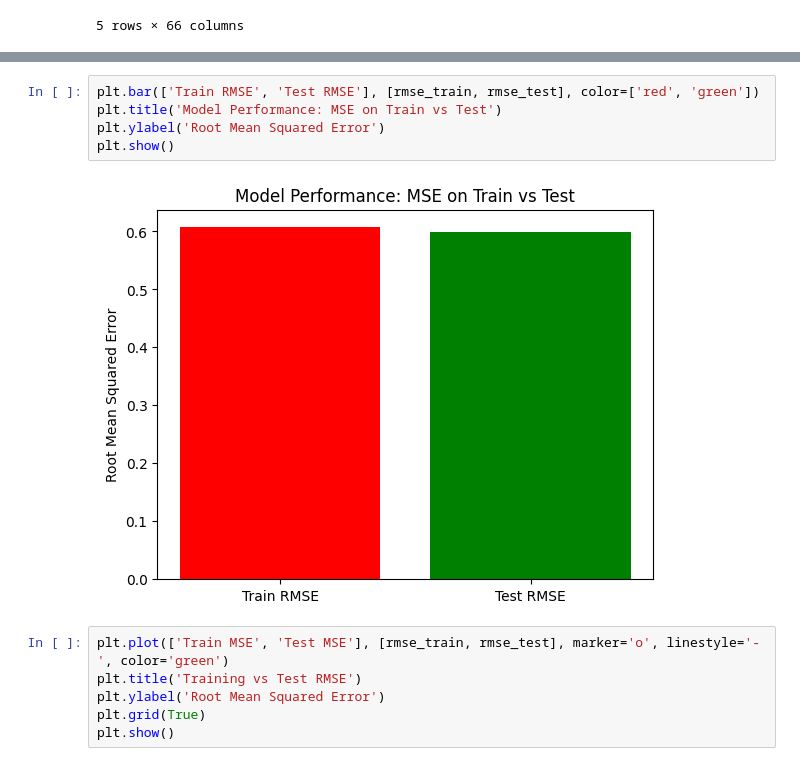
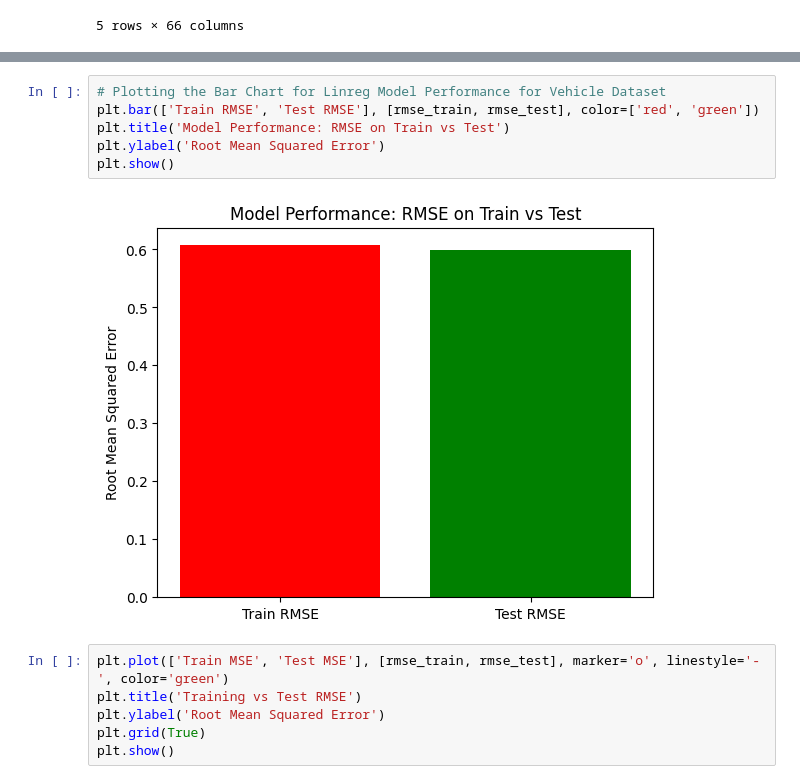
Before and after one commit to vijesh-mlai/MLAI_Mod_11, a Jupyter notebook: prompt_II.ipynb, the cells around one changed output, grey strips where cells are left out. Cells and saved outputs as stored; diff of their text form.

```diff
--- a/prompt_II.ipynb
+++ b/prompt_II.ipynb
@@ -523,12 +526,13 @@ dtype: float64
 RMSE Train: 0.61
 RMSE Test: 0.60
 # %%
+# Plotting the Bar Chart for Linreg Model Performance for Vehicle Dataset
 plt.bar(['Train RMSE', 'Test RMSE'], [rmse_train, rmse_test], color=['red', 'green'])
-plt.title('Model Performance: MSE on Train vs Test')
+plt.title('Model Performance: RMSE on Train vs Test')
 plt.ylabel('Root Mean Squared Error')
 plt.show()
 # %% [output]
-[figure, old version]
+[figure, new version]
 # %%
 plt.plot(['Train MSE', 'Test MSE'], [rmse_train, rmse_test], marker='o', linestyle='-', color='green')
 plt.title('Training vs Test RMSE')
```
Also changed, not shown: parts of 13 cells of this notebook.
